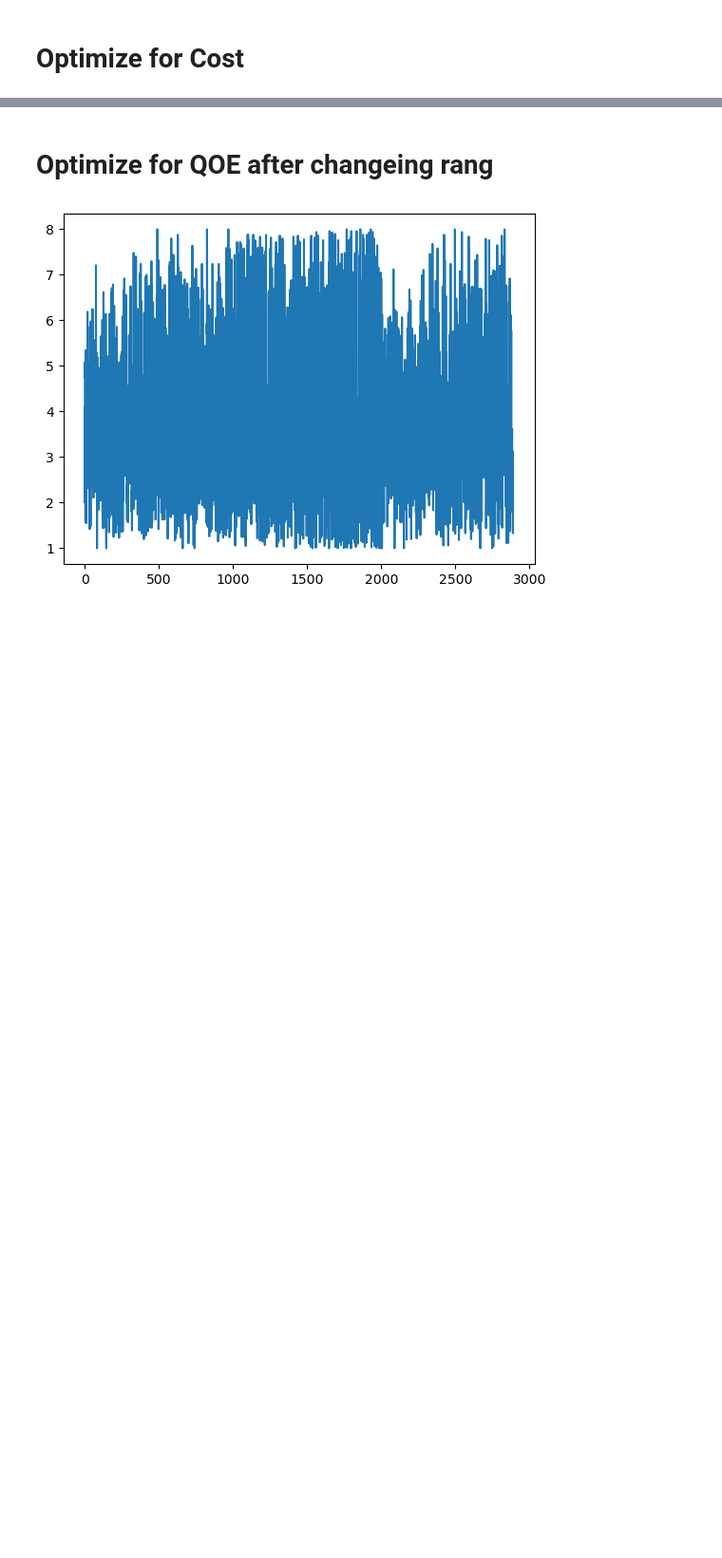
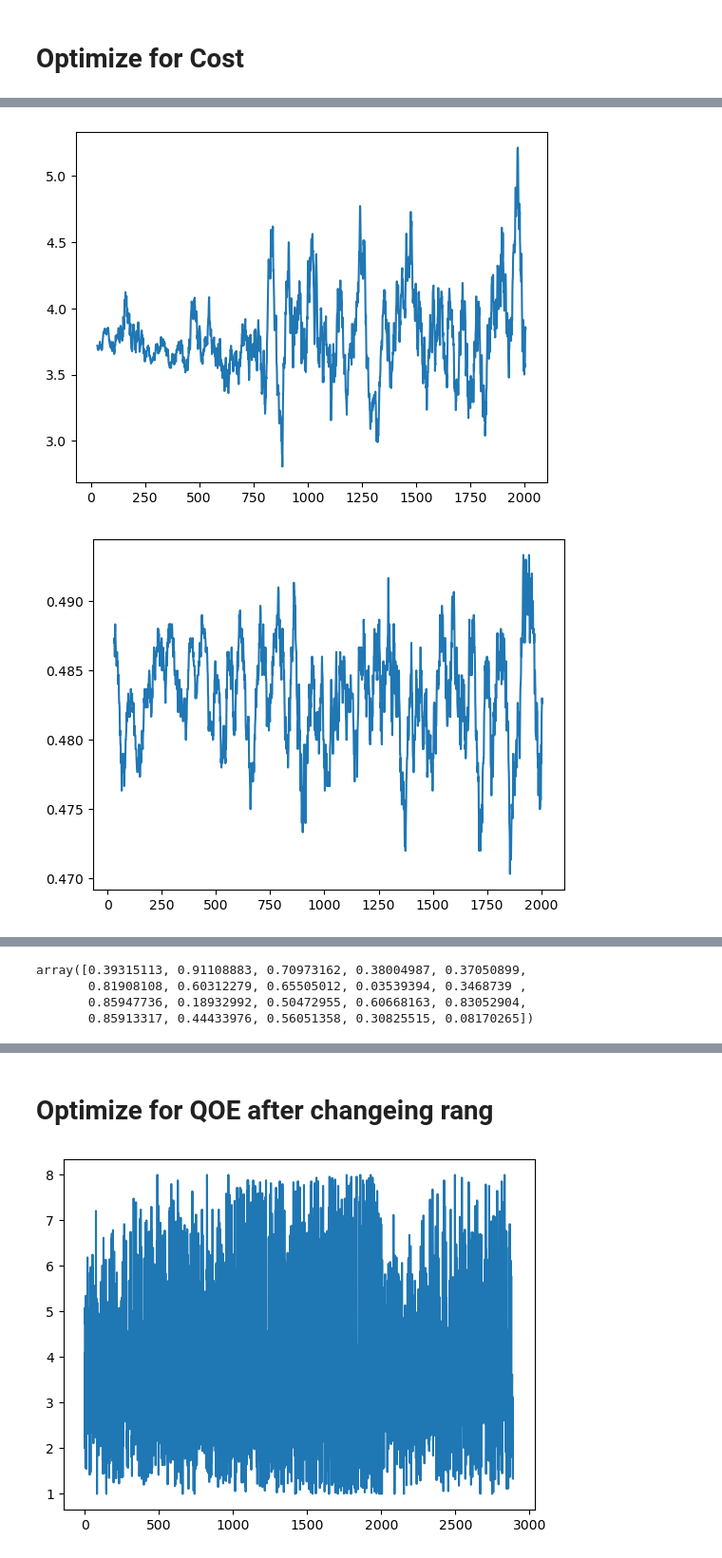
Before and after one commit to mj-sam/Gym_QoE_initial, a Jupyter notebook: Untitled.ipynb, the cells around one changed output, grey strips where cells are left out. Shown: that part at 95% size. Cells and saved outputs as stored; diff of their text form; code cells hidden in the pictures; blank space fills up the shorter version.

```diff
--- a/Untitled.ipynb
+++ b/Untitled.ipynb
@@ -42,0 +73,19 @@ plt.show()
+# %%
+df = pd.read_csv('./nne_gym_results.csv', on_bad_lines='skip')
+n_smooth = 30
+# Plot the 'reward' column
+# Calculate moving average with a window size of 5
+moving_avg = df['avg_deployment_cost'].rolling(window=n_smooth).mean()
+plt.plot(moving_avg[n_smooth:])
+plt.show()
+# Plot the 'reward' column
+moving_avg = df['avg_qoe'].rolling(window=n_smooth).mean()
+plt.plot(moving_avg[n_smooth:])
+plt.show()
+# Plot the 'reward' column
+moving_avg = df['gini'].rolling(window=n_smooth).mean()
+plt.plot(moving_avg[n_smooth:])
+plt.show()
+# %% [output]
+[figure, added]
+[figure, added]
@@ -42,0 +93,7 @@ plt.show()
+# %%
+np.random.rand(20)
+# %% [output]
+array([0.39315113, 0.91108883, 0.70973162, 0.38004987, 0.37050899,
+       0.81908108, 0.60312279, 0.65505012, 0.03539394, 0.3468739 ,
+       0.85947736, 0.18932992, 0.50472955, 0.60668163, 0.83052904,
+       0.85913317, 0.44433976, 0.56051358, 0.30825515, 0.08170265])
```
Also changed, not shown: parts of 7 cells of this notebook, 15 other files.
